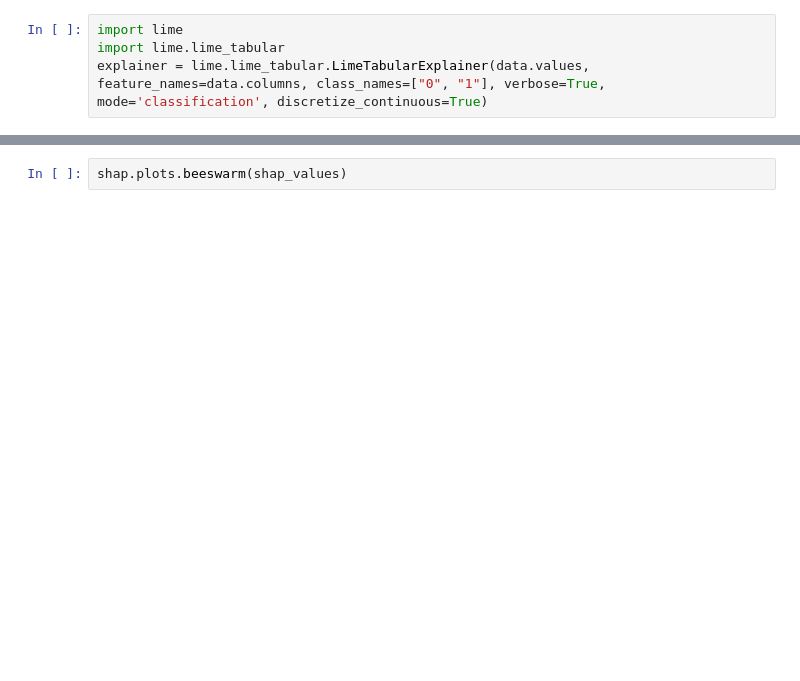
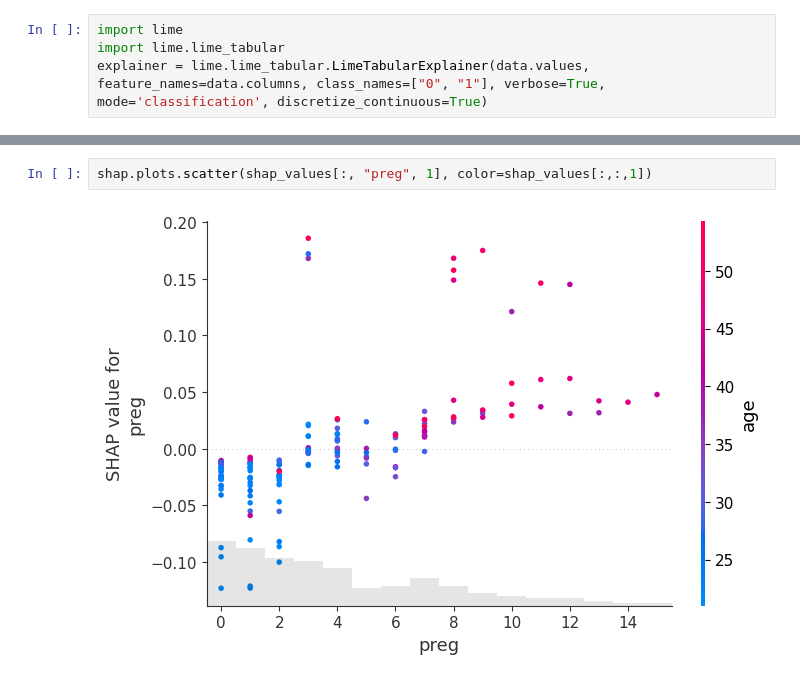
Before and after one commit to Alcoholrithm/RIAS, a Jupyter notebook: example.ipynb, the cells around one changed output, grey strips where cells are left out. Cells and saved outputs as stored; diff of their text form; blank space fills up the shorter version.

```diff
--- a/example.ipynb
+++ b/example.ipynb
@@ -157,2 +225,4 @@ shap.plots.waterfall(shap_values[0])
 # %%
-shap.plots.beeswarm(shap_values)
+shap.plots.scatter(shap_values[:, "preg", 1], color=shap_values[:,:,1])
+# %% [output]
+[figure, added]
```
Also changed, not shown: parts of 13 cells of this notebook, 23 other files.
